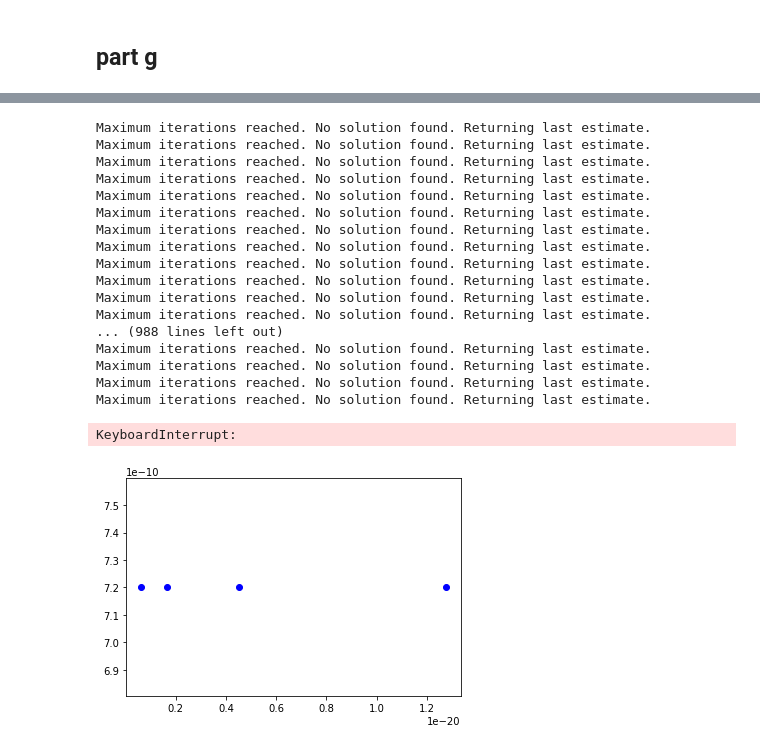
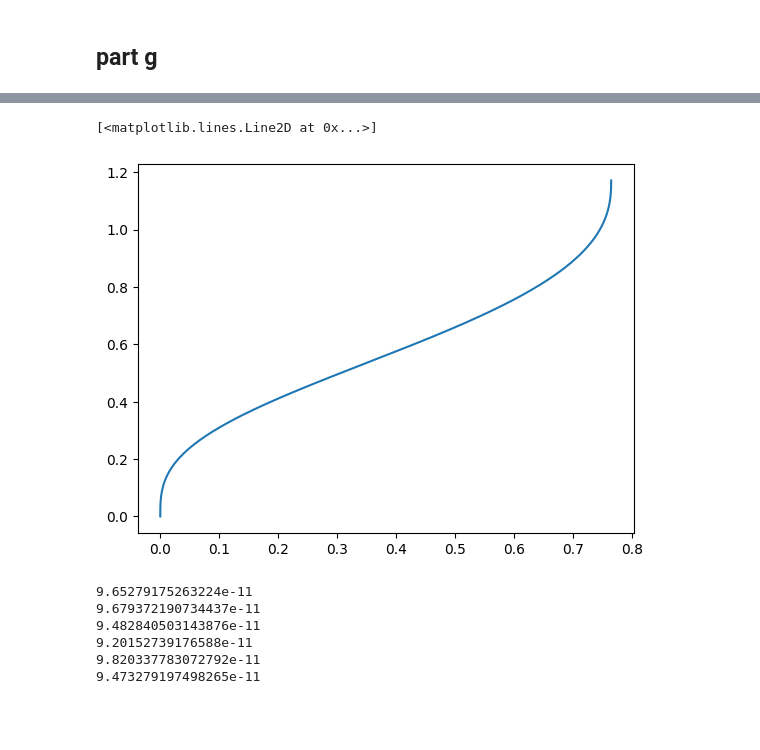
Before and after one commit to thomas-03/homework, a Jupyter notebook: 5460_HW1.ipynb, the cells around one changed output, grey strips where cells are left out. Saved outputs shown, nothing was run; the diff lists cells and outputs as text; code cells hidden in the pictures; blank space fills up the shorter version.

```diff
--- a/5460_HW1.ipynb
+++ b/5460_HW1.ipynb
@@ -193,0 +217,5 @@ plt.show()
+# %%
+plt.plot(m/Msun,r/Rearth)
+# %% [output]
+[<matplotlib.lines.Line2D at 0x...>]
+[figure, added]
@@ -194,34 +227,31 @@ plt.show()
 # %%
-for P0 in np.logspace(23,35,20):
-    r,m,P = integrate_star([0.1],[0.1**3],[P0])
+#for M0 in np.linspace(0.1,1.3,20):
+#    rho_c = Msun*M0/(Rearth**3)
+#    P0 = P_from_rho(rho_c) - 2/3*np.pi*G*(rho_c**2)*(Rearth**2)
+#    m0 = (4/3)*np.pi*(Rearth**3)*rho_c
+#    r,m,P = integrate_star(0.001, m0, P0)
+#   plt.scatter(m/Msun, r/Rsun, color='blue')
+for P0 in np.logspace(20,28,10):
+    rho_c = rho_from_P(P0)
+    m0 = (4/3)*np.pi*((1e-6*Rsun)**3)*rho_c
+    r,m,P = integrate_star((1e-6*Rsun), m0, P0)
     plt.scatter(m[-1]/Msun, r[-1]/Rsun, color='blue')
+    plt.xscale("log")
+    plt.yscale("log")
 parsonsM = [0.4756, 0.4164, 0.6579, 0.4817, 0.3780, 0.3160, 0.5618, 0.5354, 0.7816, 0.4475, 0.5340, 0.4406, 0.4656, 0.5290, 0.5964, 0.5140, 0.5338, 0.4146, 0.6050, 0.4150, 0.4393, 0.6098, 0.3916, 0.3977, 0.8400, 0.4356]
 parsonsR = [0.01749, 0.02521, 0.01221, 0.01578, 0.02224, 0.02066, 0.01700, 0.02080, 0.01068, 0.01568,0.01398, 0.01747, 0.01840, 0.01310, 0.01594, 0.02470, 0.01401, 0.01768, 0.01278, 0.01590, 0.01680, 0.01207,0.01800, 0.01975, 0.01070, 0.01570]
-plt.scatter(parsonsM,parsonsR,label='Parsons et al.')
-plt.xscale("log")
-plt.yscale("log")
+plt.scatter(parsonsM,parsonsR,label='Parsons et al.',color='red')
+#plt.xscale("log")
+#plt.yscale("log")
 plt.xlabel("Mass (M_sun)")
 plt.ylabel("Radius (R_sun)")
 plt.title("Mass-Radius Relation for White Dwarfs")
 plt.grid()
-#try to investigate why for hiigh masses it's not converging. do i just need to relax my tolerance?? or is it something else? (include a check for diverging)
+#try to investigate why for high masses it's not converging. do i just need to relax my tolerance?? or is it something else? (include a check for diverging)
 # %% [output]
-Maximum iterations reached. No solution found. Returning last estimate.
-Maximum iterations reached. No solution found. Returning last estimate.
-Maximum iterations reached. No solution found. Returning last estimate.
-Maximum iterations reached. No solution found. Returning last estimate.
-Maximum iterations reached. No solution found. Returning last estimate.
-Maximum iterations reached. No solution found. Returning last estimate.
-Maximum iterations reached. No solution found. Returning last estimate.
-Maximum iterations reached. No solution found. Returning last estimate.
-Maximum iterations reached. No solution found. Returning last estimate.
-Maximum iterations reached. No solution found. Returning last estimate.
-Maximum iterations reached. No solution found. Returning last estimate.
-Maximum iterations reached. No solution found. Returning last estimate.
-... (988 lines left out)
-Maximum iterations reached. No solution found. Returning last estimate.
-Maximum iterations reached. No solution found. Returning last estimate.
-Maximum iterations reached. No solution found. Returning last estimate.
-Maximum iterations reached. No solution found. Returning last estimate.
+9.65279175263224e-11
+9.679372190734437e-11
+9.482840503143876e-11
+9.20152739176588e-11
+9.820337783072792e-11
+9.473279197498265e-11
-KeyboardInterrupt:
-[figure, removed]
```
Also changed, not shown: parts of 14 cells of this notebook, 2 other files.
